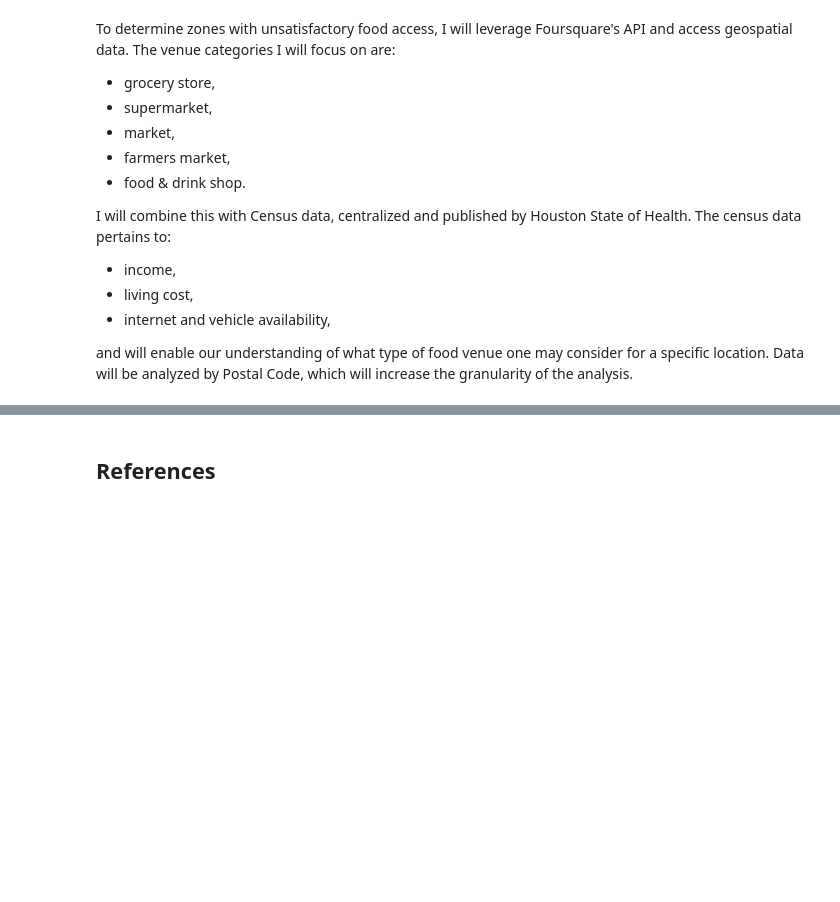
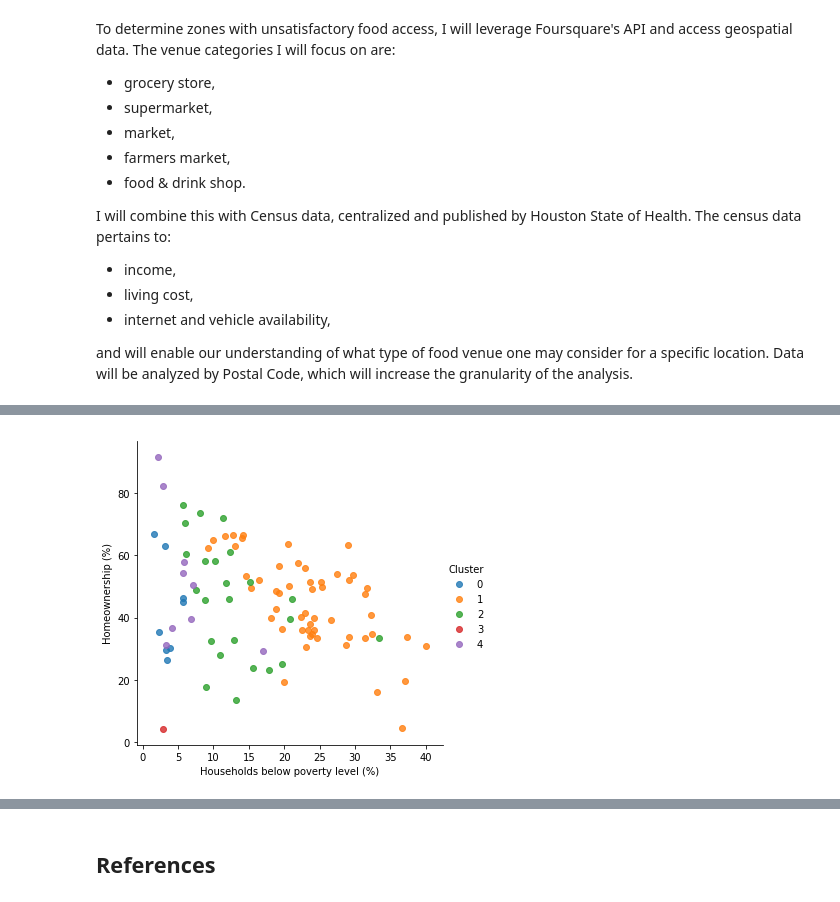
Before and after one commit to adonisich/DSCapstone, a Jupyter notebook: Report - Food Access in Houston, Texas, USA.ipynb, the cells around one changed output, grey strips where cells are left out. Drawn from its saved outputs; the diff is of its cells as text; code cells hidden in the pictures; blank space fills up the shorter version.

```diff
--- a/Report - Food Access in Houston, Texas, USA.ipynb
+++ b/Report - Food Access in Houston, Texas, USA.ipynb
@@ -29,0 +601,5 @@ Data will be analyzed by Postal Code, which will increase the granularity of the
+# %%
+facet = sns.lmplot(data=df_census_zip2, x='Households below poverty level (%)', y='Homeownership (%)', hue='Cluster',
+                   fit_reg=False, legend=True, legend_out=True)
+# %% [output]
+[figure, added]
```
Also changed, not shown: parts of 93 cells of this notebook.
